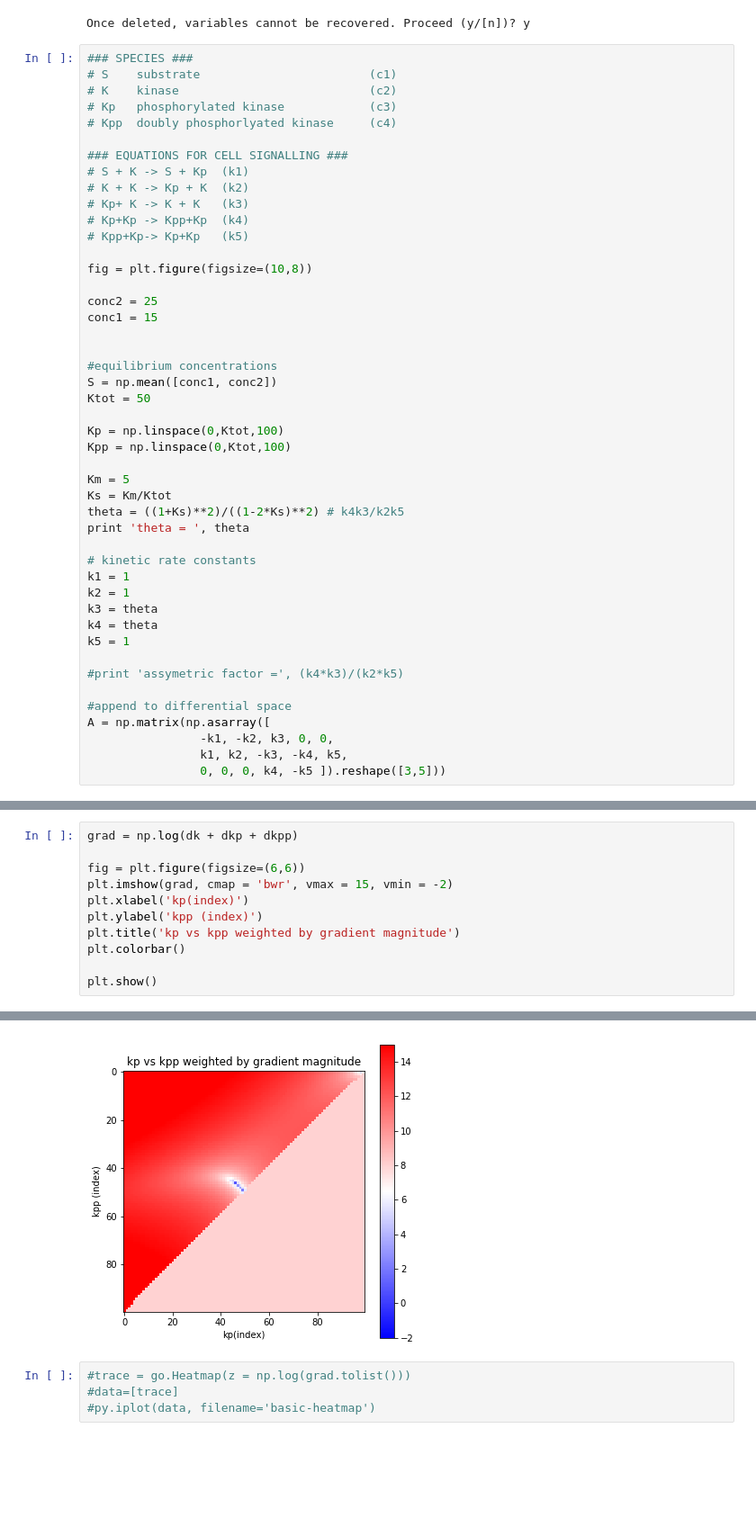
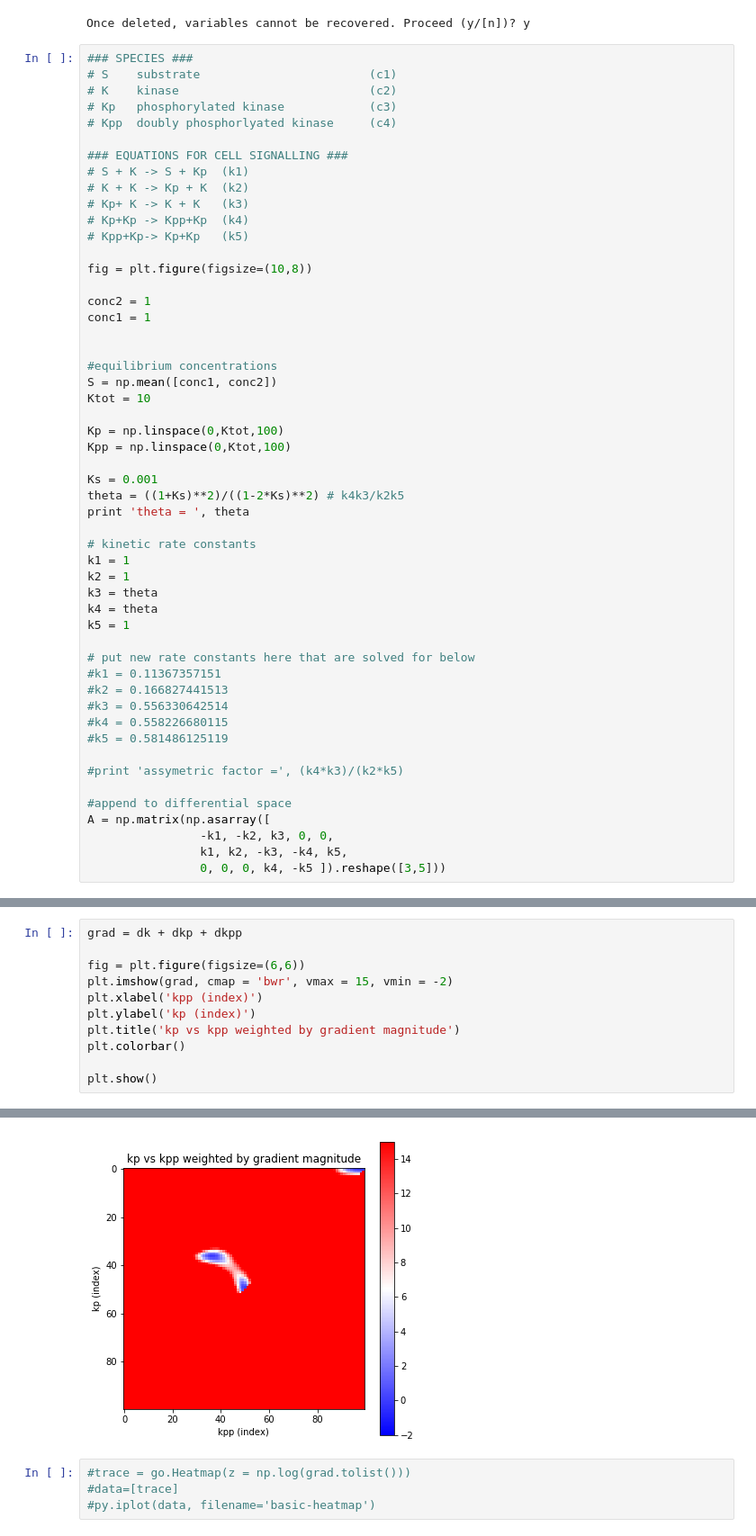
Before and after one commit to npagane/bph, a Jupyter notebook: yeastSim/1DParameterScan.ipynb, the cells around one changed output, grey strips where cells are left out. Shown: that part at 90% size. Saved outputs shown, nothing was run; the diff lists cells and outputs as text; blank space fills up the shorter version.

Commit message:
seem to have found bistable solution but when rate parameters are optimized, becomes monostable again, pushing now bc i like the current parameters

```diff
--- a/yeastSim/1DParameterScan.ipynb
+++ b/yeastSim/1DParameterScan.ipynb
@@ -34,19 +34,18 @@ Once deleted, variables cannot be recovered. Proceed (y/[n])? y
 
 fig = plt.figure(figsize=(10,8))
 
-conc2 = 25
-conc1 = 15
+conc2 = 1
+conc1 = 1
 
 
 #equilibrium concentrations
 S = np.mean([conc1, conc2])
-Ktot = 50
+Ktot = 10
 
 Kp = np.linspace(0,Ktot,100)
 Kpp = np.linspace(0,Ktot,100)
 
-Km = 5
-Ks = Km/Ktot
+Ks = 0.001
 theta = ((1+Ks)**2)/((1-2*Ks)**2) # k4k3/k2k5
 print 'theta = ', theta
 
@@ -57,6 +56,13 @@ k3 = theta
 k4 = theta
 k5 = 1
 
+# put new rate constants here that are solved for below
+#k1 = 0.11367357151
+#k2 = 0.166827441513
+#k3 = 0.556330642514
+#k4 = 0.558226680115
+#k5 = 0.581486125119
+
 #print 'assymetric factor =', (k4*k3)/(k2*k5)
 
 #append to differential space
@@ -114,10 +120,10 @@ divide by zero encountered in log
 # %%
-grad = np.log(dk + dkp + dkpp)
+grad = dk + dkp + dkpp
 
 fig = plt.figure(figsize=(6,6))
 plt.imshow(grad, cmap = 'bwr', vmax = 15, vmin = -2)
-plt.xlabel('kp(index)')
-plt.ylabel('kpp (index)')
+plt.xlabel('kpp (index)')
+plt.ylabel('kp (index)')
 plt.title('kp vs kpp weighted by gradient magnitude')
 plt.colorbar()
 
@@ -127,4 +132,4 @@ divide by zero encountered in log
-[figure, old version]
+[figure, new version]
 # %%
 #trace = go.Heatmap(z = np.log(grad.tolist()))
 #data=[trace]
```
Also changed, not shown: parts of 10 cells of this notebook.
